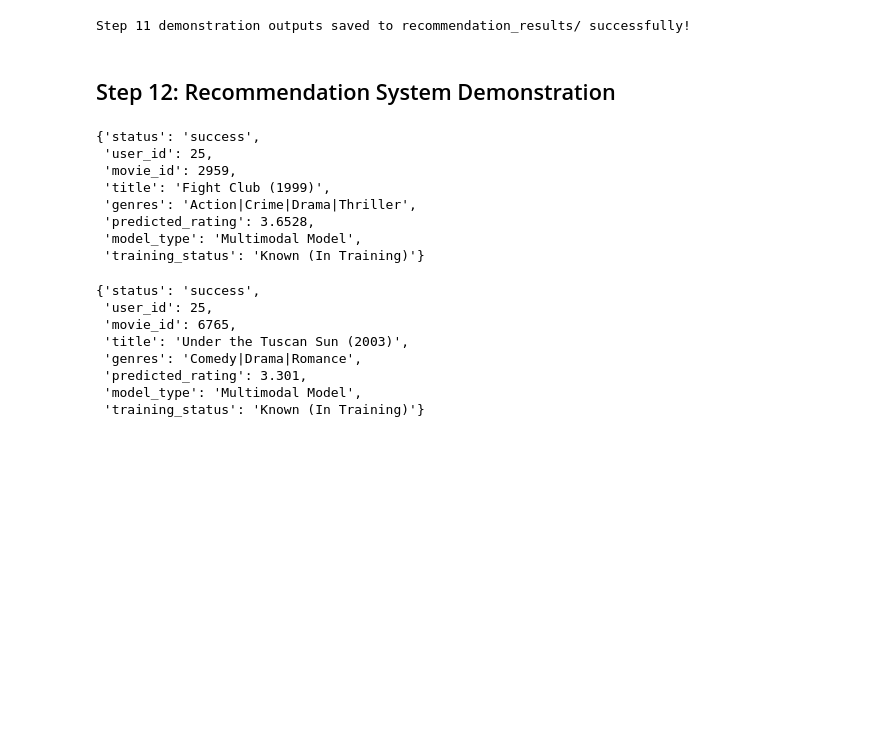
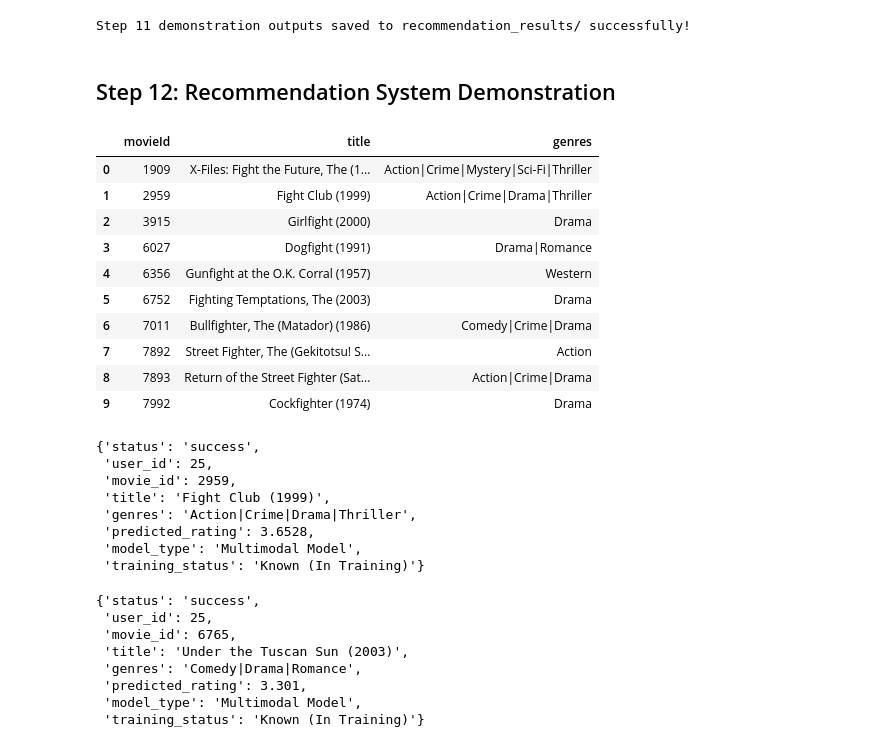
Before and after one commit to Hemanthsai456/Leveraging-Poster-and-Trailer-Audio-Embeddings-for-Cold-Start-Movie-Recommendation, a Jupyter notebook: notebooks/01_Notebook.ipynb, the cells around one changed output. Cells and saved outputs as stored; diff of their text form; code cells hidden in the pictures; blank space fills up the shorter version.

Commit message:
Better Search movie function

```diff
--- a/notebooks/01_Notebook.ipynb
+++ b/notebooks/01_Notebook.ipynb
@@ -2614,21 +2614,37 @@ Total multimodal movies: 19232
 ### 11.2 Recommendation Functions
 Clean, reusable functions for searching movies, predicting single movie ratings, and generating Top-N recommendations.
 # %%
-def search_movies(query):
+def search_movies(query, top_n=None):
     query_str = str(query).strip()
+
     if not query_str:
         return pd.DataFrame()
 
+    # Search by exact MovieLens movie ID
     if query_str.isdigit():
         mid = int(query_str)
-        res = multimodal_movies[multimodal_movies["movieId"] == mid]
+        res = multimodal_movies[
+            multimodal_movies["movieId"] == mid
+        ]
+
         if not res.empty:
-            return res
+            return res.head(top_n).reset_index(drop=True) if top_n else res.reset_index(drop=True)
 
+    # Search title or genres
     res = multimodal_movies[
-        multimodal_movies["title"].str.contains(query_str, case=False, na=False) |
-        multimodal_movies["genres"].str.contains(query_str, case=False, na=False)
-    ]
+        multimodal_movies["title"].str.contains(
+            query_str, case=False, na=False
+        ) |
+        multimodal_movies["genres"].str.contains(
+            query_str, case=False, na=False
+        )
+    ].reset_index(drop=True)
+
+    # Return all results by default,
+    # otherwise return requested number of results
+    if top_n is not None:
+        res = res.head(top_n)
+
     return res.reset_index(drop=True)
 
 def predict_movie_rating(user_id, movie_id):
@@ -2845,6 +2860,20 @@ print("Step 11 demonstration outputs saved to recommendation_results/ successful
 Step 11 demonstration outputs saved to recommendation_results/ successfully!
 # %% [markdown]
 ## Step 12: Recommendation System Demonstration
+# %%
+search_movies("Fight", top_n=10)
+# %% [output]
+|  | movieId | title | genres |
+| 0 | 1909 | X-Files: Fight the Future, The (1... | Action|Crime|Mystery|Sci-Fi|Thriller |
+| 1 | 2959 | Fight Club (1999) | Action|Crime|Drama|Thriller |
+| 2 | 3915 | Girlfight (2000) | Drama |
+| 3 | 6027 | Dogfight (1991) | Drama|Romance |
+| 4 | 6356 | Gunfight at the O.K. Corral (1957) | Western |
+| 5 | 6752 | Fighting Temptations, The (2003) | Drama |
+| 6 | 7011 | Bullfighter, The (Matador) (1986) | Comedy|Crime|Drama |
+| 7 | 7892 | Street Fighter, The (Gekitotsu! S... | Action |
+| 8 | 7893 | Return of the Street Fighter (Sat... | Action|Crime|Drama |
+| 9 | 7992 | Cockfighter (1974) | Drama |
 # %%
 NEW_USER_ID = 25
 NEW_KNOWN_MOVIE_ID = 2959
```
Also changed, not shown: parts of 2 cells of this notebook.
